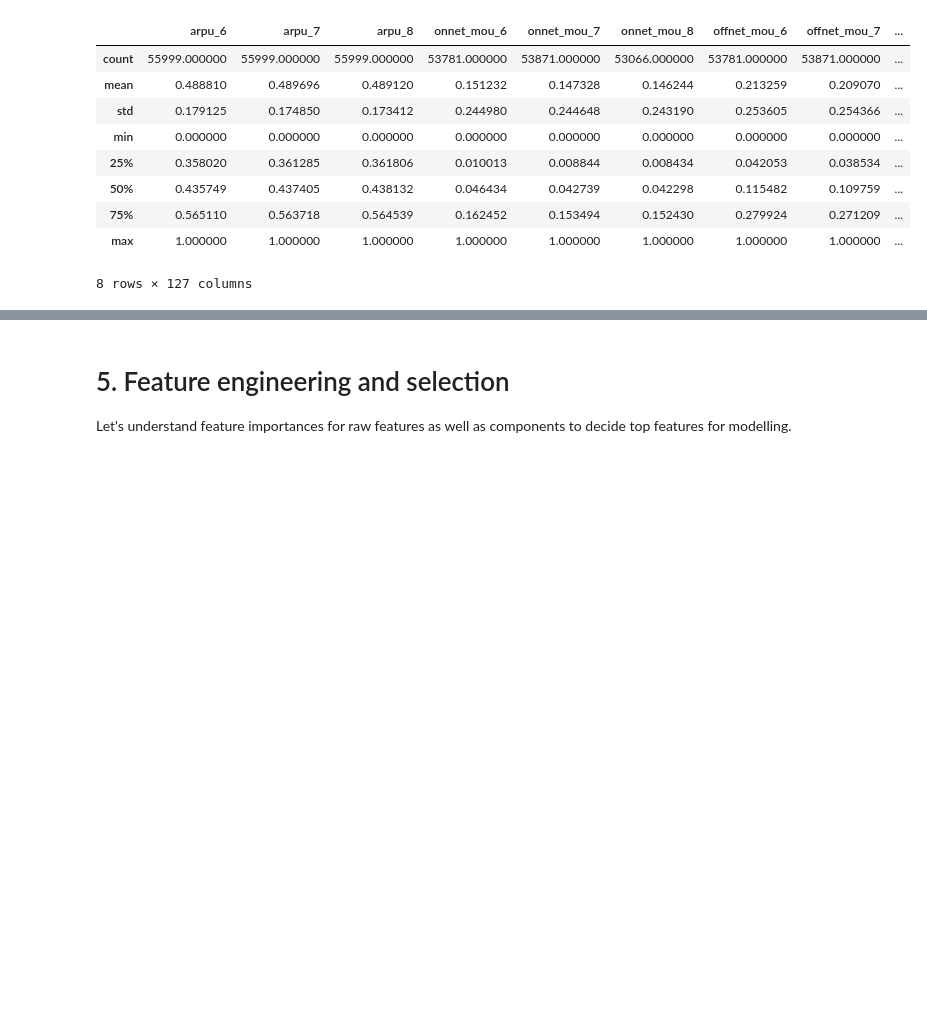
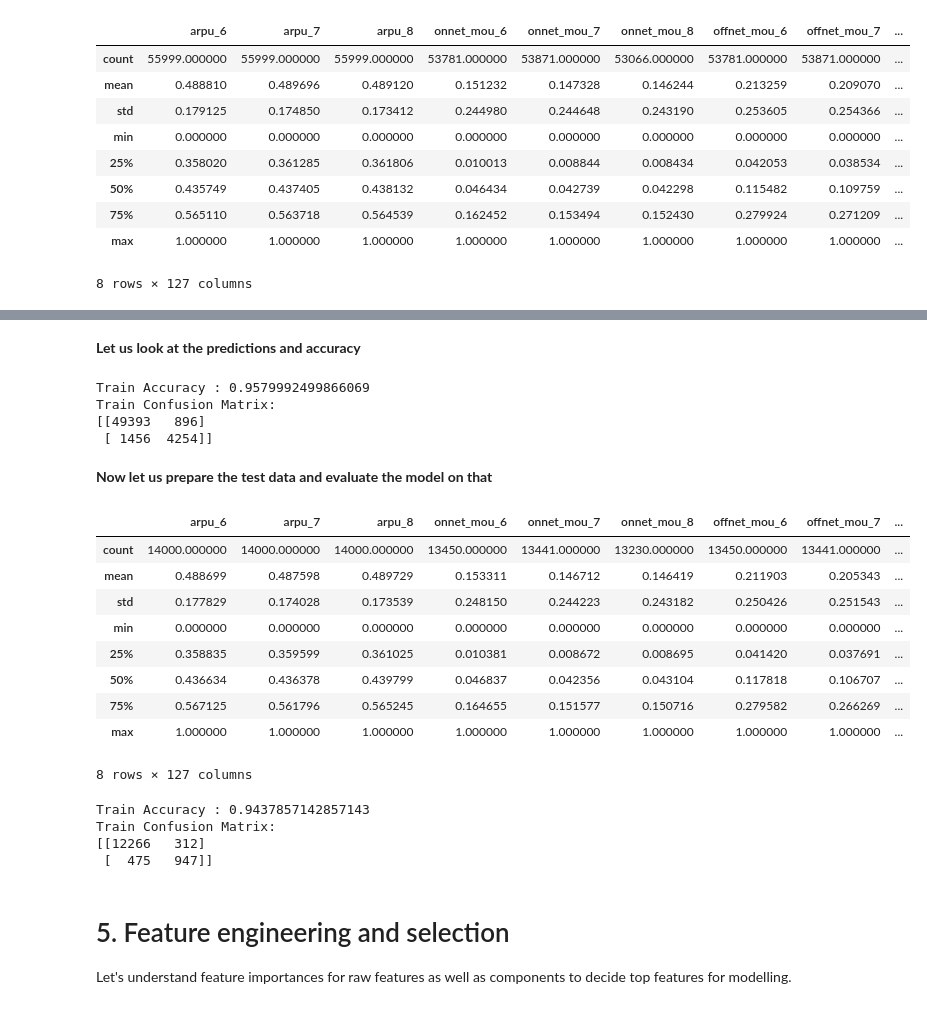
Before and after one commit to harish-babu/telecom-churn, a Jupyter notebook: telecom-churn-notebook.ipynb, the cells around one changed output, grey strips where cells are left out. Drawn from its saved outputs; the diff is of its cells as text; code cells hidden in the pictures; blank space fills up the shorter version.

Commit message:
_LightGBM model in the python notebook
* Created initial model with lightgbm.

```diff
--- a/telecom-churn-notebook.ipynb
+++ b/telecom-churn-notebook.ipynb
@@ -406,7 +418,7 @@ df_numerical_variables.describe()
 # %%
 # Now concatenate all the dataframes and then include the id field also
 # %%
-id_df = df['id']
+id_df = df[['id','churn_probability']]
 # %%
 df = pd.concat([df_numerical_variables, df_categorical_fields, id_df], axis=1)
 # %% [markdown]
@@ -427,3 +439,5 @@ df_train.shape, df_test.shape
 ### 4.1 Feature scaling
 
 Lets also scale the features by scaling them with Standard scaler (few other alternates are min-max scaling and Z-scaling).
+# %%
+df_train['churn_probability'] = df_train.churn_probability.apply(np.int64)
@@ -459,0 +555,2 @@ X_train.head()
+# %% [markdown]
+**Let us look at the predictions and accuracy**
@@ -459,0 +564,26 @@ X_train.head()
+# %%
+evaluate_model(lgb_classifier, X_train, y_train)
+# %% [output]
+Train Accuracy : 0.9579992499866069
+Train Confusion Matrix:
+[[49393   896]
+ [ 1456  4254]]
+# %% [markdown]
+**Now let us prepare the test data and evaluate the model on that**
+# %%
+df_test['churn_probability'] = df_test.churn_probability.apply(np.int64)
+# %%
+df_test[cols_to_scale] = scaler.transform(df_test[cols_to_scale])
+# %%
+df_test.describe()
+# %% [output]
+|  | arpu_6 | arpu_7 | arpu_8 | onnet_mou_6 | onnet_mou_7 | onnet_mou_8 | offnet_mou_6 | offnet_mou_7 | ... |
+| count | 14000.000000 | 14000.000000 | 14000.000000 | 13450.000000 | 13441.000000 | 13230.000000 | 13450.000000 | 13441.000000 | ... |
+| mean | 0.488699 | 0.487598 | 0.489729 | 0.153311 | 0.146712 | 0.146419 | 0.211903 | 0.205343 | ... |
+| std | 0.177829 | 0.174028 | 0.173539 | 0.248150 | 0.244223 | 0.243182 | 0.250426 | 0.251543 | ... |
+| min | 0.000000 | 0.000000 | 0.000000 | 0.000000 | 0.000000 | 0.000000 | 0.000000 | 0.000000 | ... |
+| 25% | 0.358835 | 0.359599 | 0.361025 | 0.010381 | 0.008672 | 0.008695 | 0.041420 | 0.037691 | ... |
+| 50% | 0.436634 | 0.436378 | 0.439799 | 0.046837 | 0.042356 | 0.043104 | 0.117818 | 0.106707 | ... |
+| 75% | 0.567125 | 0.561796 | 0.565245 | 0.164655 | 0.151577 | 0.150716 | 0.279582 | 0.266269 | ... |
+| max | 1.000000 | 1.000000 | 1.000000 | 1.000000 | 1.000000 | 1.000000 | 1.000000 | 1.000000 | ... |
+8 rows × 127 columns
@@ -460,3 +593,10 @@ X_train.head()
+# %%
+evaluate_model(lgb_classifier, X_test, y_test)
+# %% [output]
+Train Accuracy : 0.9437857142857143
+Train Confusion Matrix:
+[[12266   312]
+ [  475   947]]
 # %% [markdown]
 # 5. Feature engineering and selection
 
```
Also changed, not shown: parts of 16 cells of this notebook.
